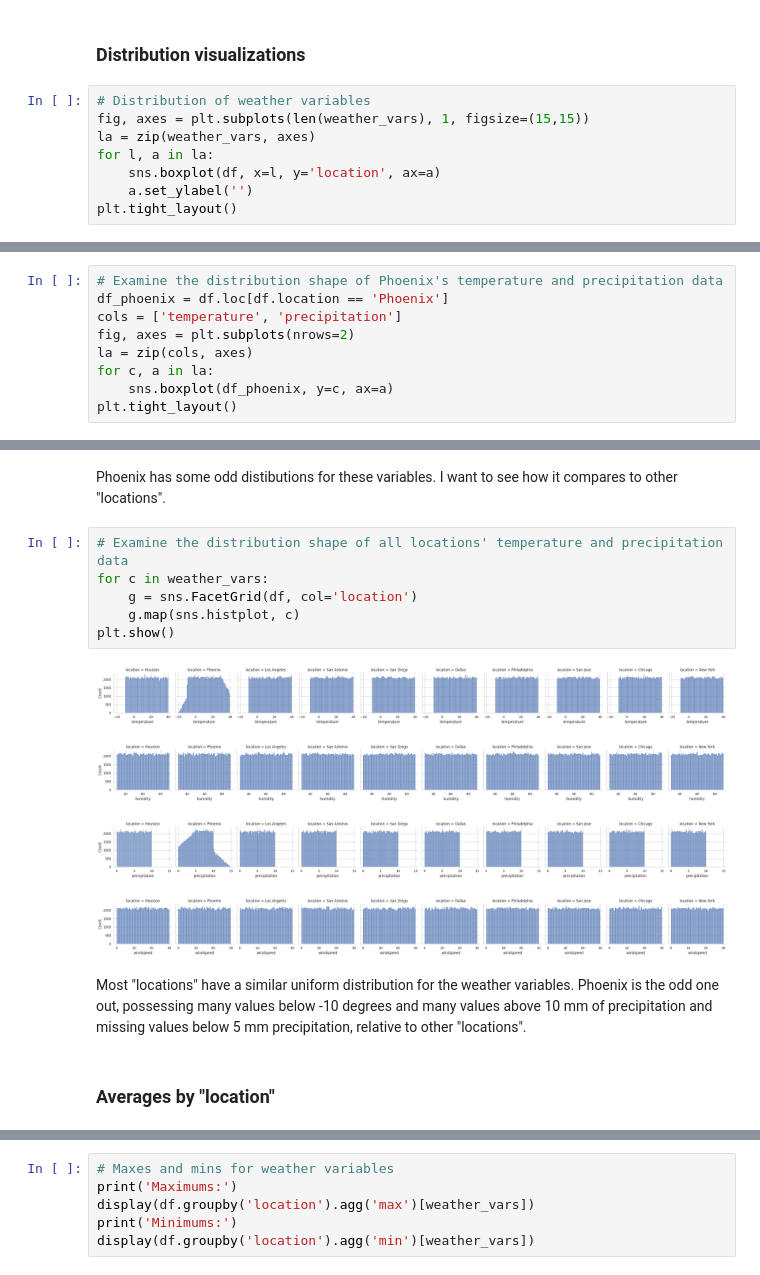
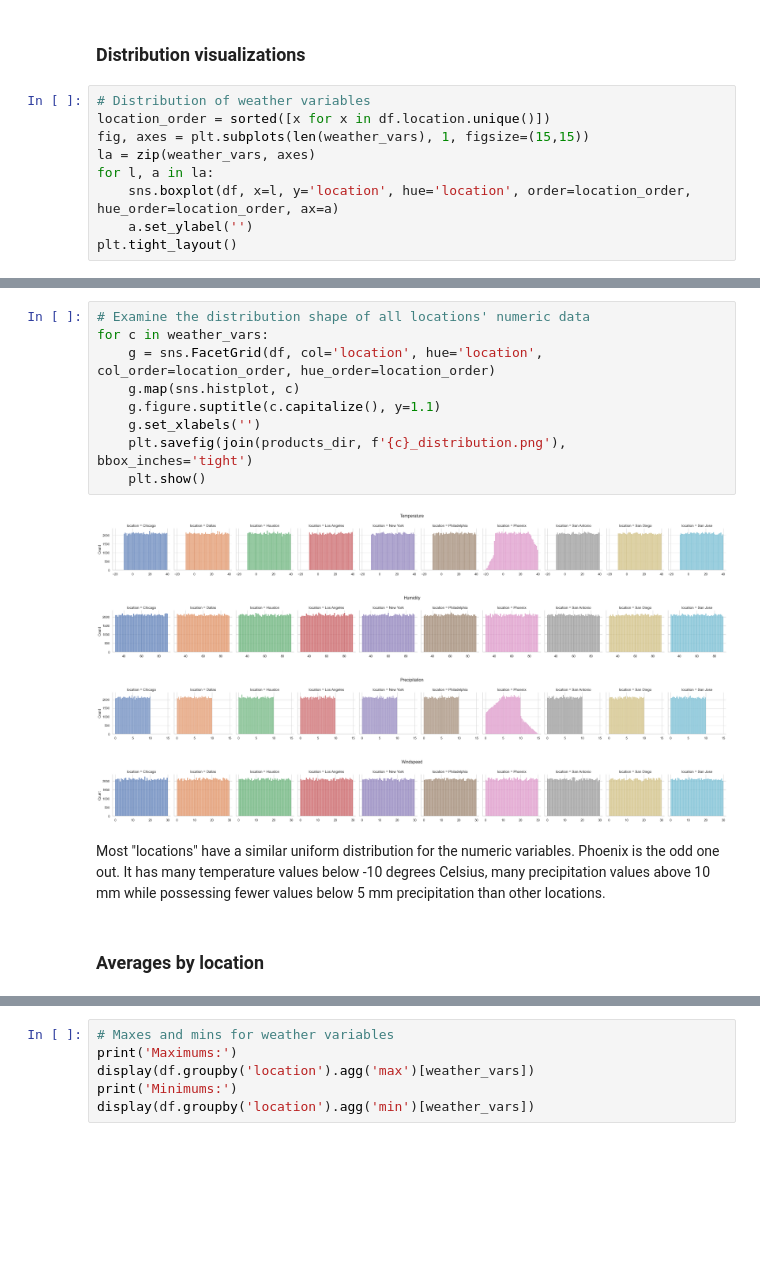
Before and after one commit to kozmik-moore/simple-weather-analysis, a Jupyter notebook: code/notebook.ipynb, the cells around one changed output, grey strips where cells are left out. Cells and saved outputs as stored; diff of their text form; blank space fills up the shorter version.

```diff
--- a/code/notebook.ipynb
+++ b/code/notebook.ipynb
@@ -193,10 +193,11 @@ df.sort_values(by=['location', 'datetime'])
 ### Distribution visualizations
 # %%
 # Distribution of weather variables
+location_order = sorted([x for x in df.location.unique()])
 fig, axes = plt.subplots(len(weather_vars), 1, figsize=(15,15))
 la = zip(weather_vars, axes)
 for l, a in la:
-    sns.boxplot(df, x=l, y='location', ax=a)
+    sns.boxplot(df, x=l, y='location', hue='location', order=location_order, hue_order=location_order, ax=a)
     a.set_ylabel('')
 plt.tight_layout()
 # %% [output]
@@ -209,9 +209,0 @@ Additionally, these values seem pretty similar for cities that exist in very dif
-# %%
-# Examine the distribution shape of Phoenix's temperature and precipitation data
-df_phoenix = df.loc[df.location == 'Phoenix']
-cols = ['temperature', 'precipitation']
-fig, axes = plt.subplots(nrows=2)
-la = zip(cols, axes)
-for c, a in la:
-    sns.boxplot(df_phoenix, y=c, ax=a)
-plt.tight_layout()
@@ -220,19 +210,20 @@ plt.tight_layout()
-# %% [markdown]
-Phoenix has some odd distibutions for these variables. I want to see how it compares to other "locations".
 # %%
-# Examine the distribution shape of all locations' temperature and precipitation data
+# Examine the distribution shape of all locations' numeric data
 for c in weather_vars:
-    g = sns.FacetGrid(df, col='location')
+    g = sns.FacetGrid(df, col='location', hue='location', col_order=location_order, hue_order=location_order)
     g.map(sns.histplot, c)
-plt.show()
+    g.figure.suptitle(c.capitalize(), y=1.1)
+    g.set_xlabels('')
+    plt.savefig(join(products_dir, f'{c}_distribution.png'), bbox_inches='tight')
+    plt.show()
 # %% [output]
-[figure, old version]
+[figure, new version]
-[figure, old version]
+[figure, new version]
-[figure, old version]
+[figure, new version]
-[figure, old version]
+[figure, new version]
 # %% [markdown]
-Most "locations" have a similar uniform distribution for the weather variables.
-Phoenix is the odd one out, possessing many values below -10 degrees and many values above 10 mm of precipitation and missing values below 5 mm precipitation, relative to other "locations".
+Most "locations" have a similar uniform distribution for the numeric variables.
+Phoenix is the odd one out. It has many temperature values below -10 degrees Celsius, many precipitation values above 10 mm while possessing fewer values below 5 mm precipitation than other locations.
 # %% [markdown]
-### Averages by "location"
+### Averages by location
 # %%
```
Also changed, not shown: parts of 10 cells of this notebook, 9 other files.
